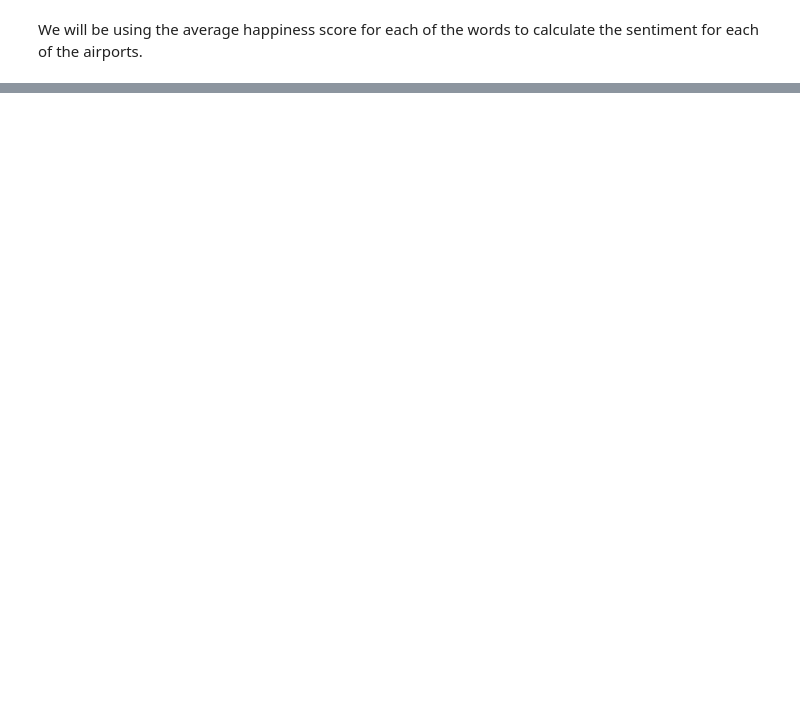
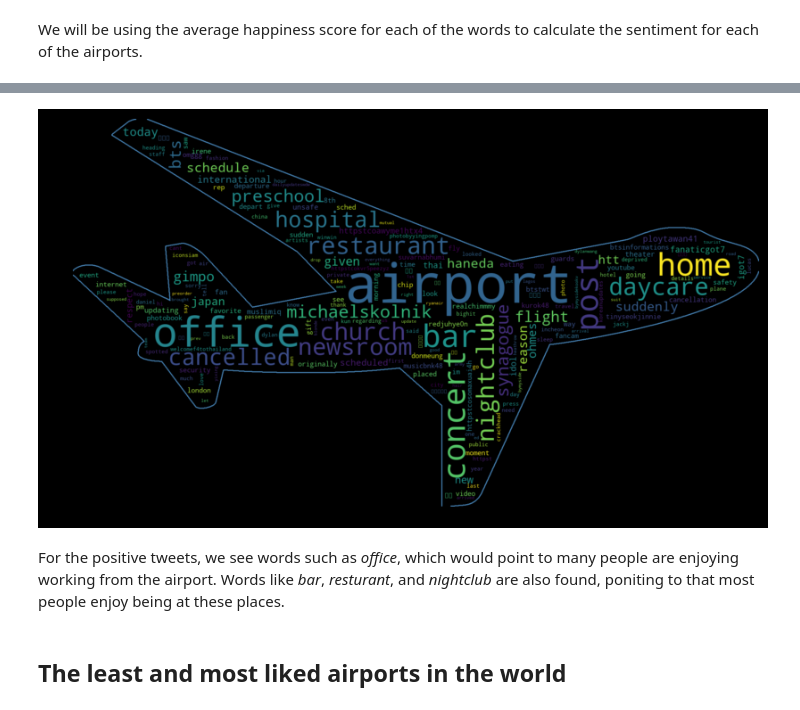
Before and after one commit to OliverFlecke/02805-Social-Graphs-and-Interactions-Project, a Jupyter notebook: Airport Tweets sentiment.ipynb, the cells around one changed output, grey strips where cells are left out. Saved outputs shown, nothing was run; the diff lists cells and outputs as text; code cells hidden in the pictures; blank space fills up the shorter version.

```diff
--- a/Airport Tweets sentiment.ipynb
+++ b/Airport Tweets sentiment.ipynb
@@ -234,0 +252,15 @@ tokens_all = [token for ts in tokens.values() for token in ts]
+# %%
+positive_tweets = {
+    airport: [t for i, t in enumerate(ts) if sentiment[airport][i] <= mean + 2*std]
+    for airport, ts in tweets_tokenized.items()
+}
+# %%
+drawWordCloud(' '.join([' '.join(t) for ts in positive_tweets.values() for t in ts]),
+      'Positive tweets', 'Airplane_silhouette.png')
+# %% [output]
+[figure, added]
+# %% [markdown]
+For the positive tweets, we see words such as *office*, which would point to many people are enjoying working from the airport.
+Words like *bar*, *resturant*, and *nightclub* are also found, poniting to that most people enjoy being at these places.
+# %% [markdown]
+## The least and most liked airports in the world
```
Also changed, not shown: parts of 31 cells of this notebook, 6 other files.
